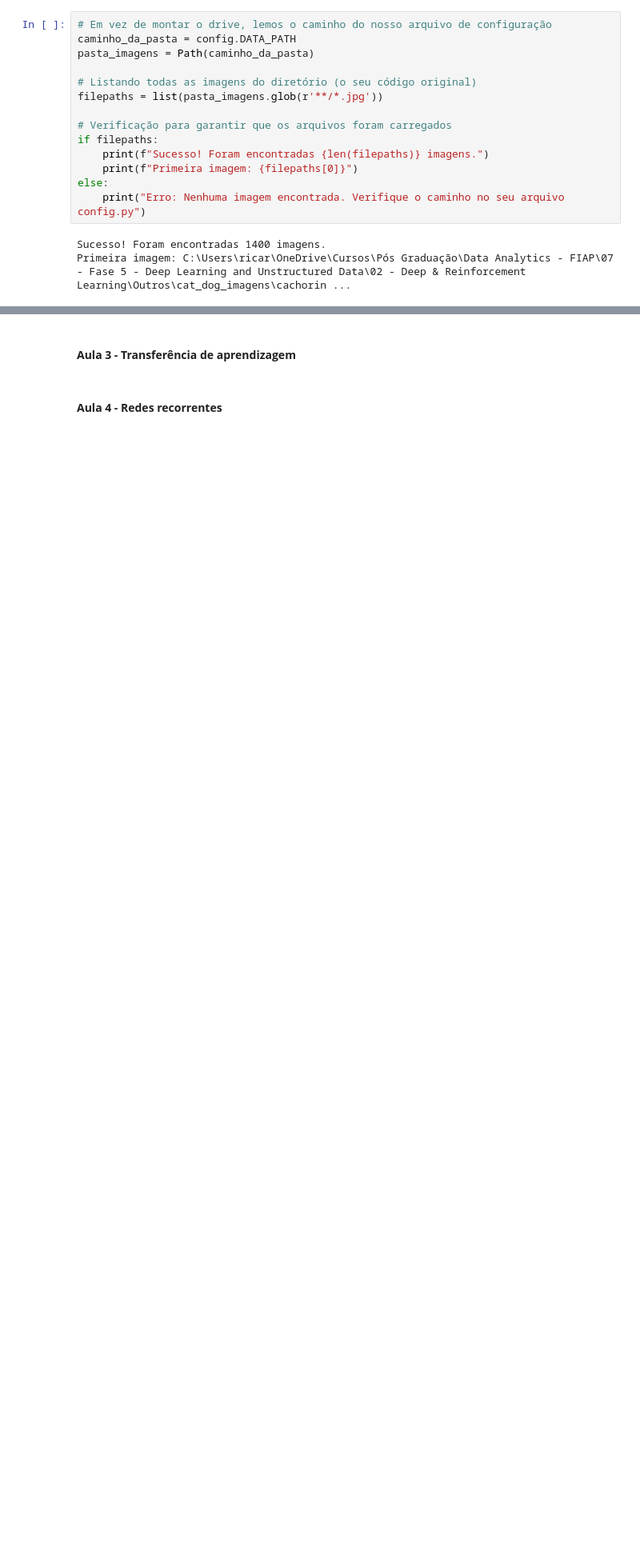
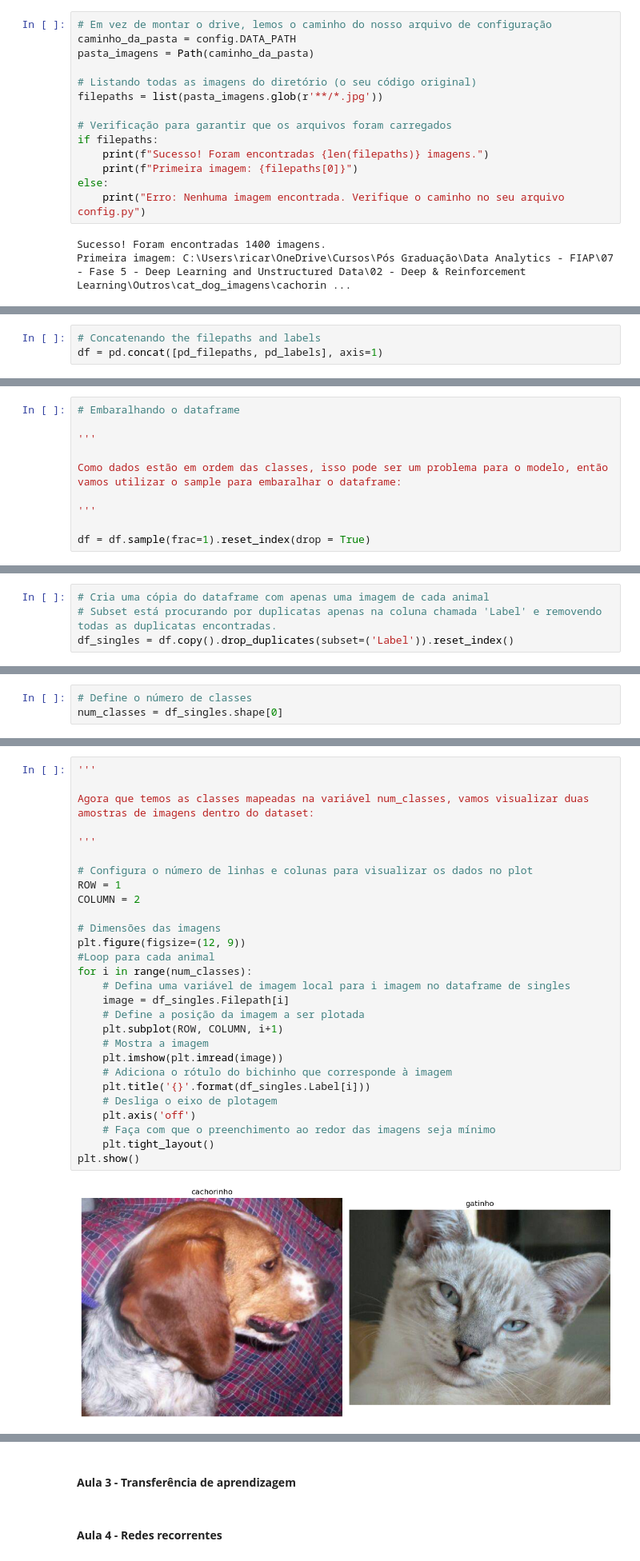
Before and after one commit to RicardViana/fiap-Deep-Learning-and-unstructured-data, a Jupyter notebook: deep_reinforcement_learning.ipynb, the cells around one changed output, grey strips where cells are left out. Shown at 80% size. Drawn from its saved outputs; the diff is of its cells as text; blank space fills up the shorter version.

```diff
--- a/deep_reinforcement_learning.ipynb
+++ b/deep_reinforcement_learning.ipynb
@@ -564,0 +584,3 @@ array(['cachorinho', 'cachorinho', 'cachorinho', ..., 'gatinho',
+# %%
+# Concatenando the filepaths and labels
+df = pd.concat([pd_filepaths, pd_labels], axis=1)
@@ -564,0 +607,10 @@ array(['cachorinho', 'cachorinho', 'cachorinho', ..., 'gatinho',
+# %%
+# Embaralhando o dataframe
+
+'''
+
+Como dados estão em ordem das classes, isso pode ser um problema para o modelo, então vamos utilizar o sample para embaralhar o dataframe:
+
+'''
+
+df = df.sample(frac=1).reset_index(drop = True)
@@ -564,0 +627,4 @@ array(['cachorinho', 'cachorinho', 'cachorinho', ..., 'gatinho',
+# %%
+# Cria uma cópia do dataframe com apenas uma imagem de cada animal
+# Subset está procurando por duplicatas apenas na coluna chamada 'Label' e removendo todas as duplicatas encontradas.
+df_singles = df.copy().drop_duplicates(subset=('Label')).reset_index()
@@ -564,0 +636,3 @@ array(['cachorinho', 'cachorinho', 'cachorinho', ..., 'gatinho',
+# %%
+# Define o número de classes
+num_classes = df_singles.shape[0]
@@ -564,0 +644,30 @@ array(['cachorinho', 'cachorinho', 'cachorinho', ..., 'gatinho',
+# %%
+'''
+
+Agora que temos as classes mapeadas na variável num_classes, vamos visualizar duas amostras de imagens dentro do dataset:
+
+'''
+
+# Configura o número de linhas e colunas para visualizar os dados no plot
+ROW = 1
+COLUMN = 2
+
+# Dimensões das imagens
+plt.figure(figsize=(12, 9))
+#Loop para cada animal
+for i in range(num_classes):
+    # Defina uma variável de imagem local para i imagem no dataframe de singles
+    image = df_singles.Filepath[i]
+    # Define a posição da imagem a ser plotada
+    plt.subplot(ROW, COLUMN, i+1)
+    # Mostra a imagem
+    plt.imshow(plt.imread(image))
+    # Adiciona o rótulo do bichinho que corresponde à imagem
+    plt.title('{}'.format(df_singles.Label[i]))
+    # Desliga o eixo de plotagem
+    plt.axis('off')
+    # Faça com que o preenchimento ao redor das imagens seja mínimo
+    plt.tight_layout()
+plt.show()
+# %% [output]
+[figure, added]
```
Also changed, not shown: parts of 32 cells of this notebook.
